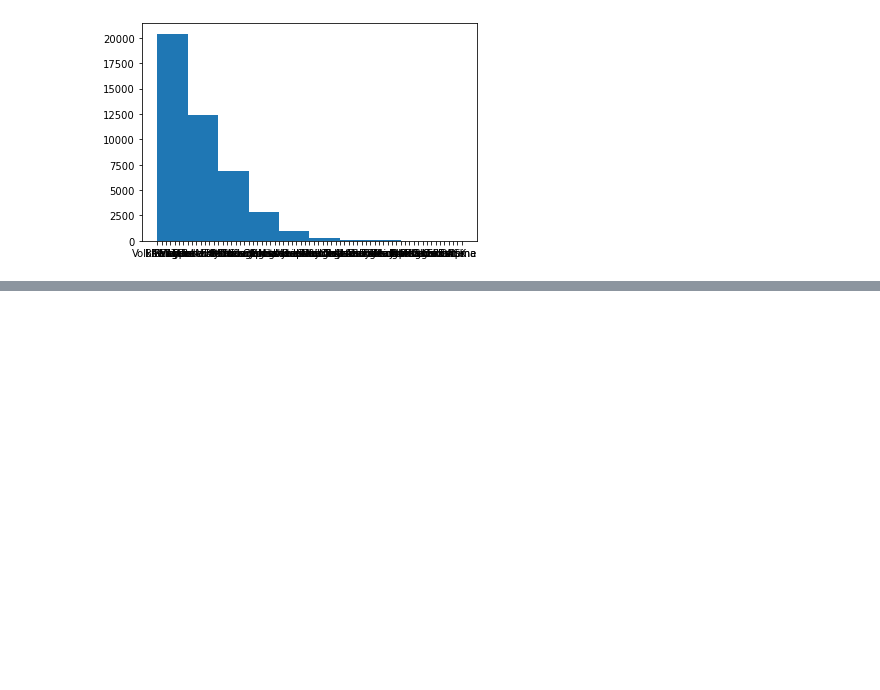
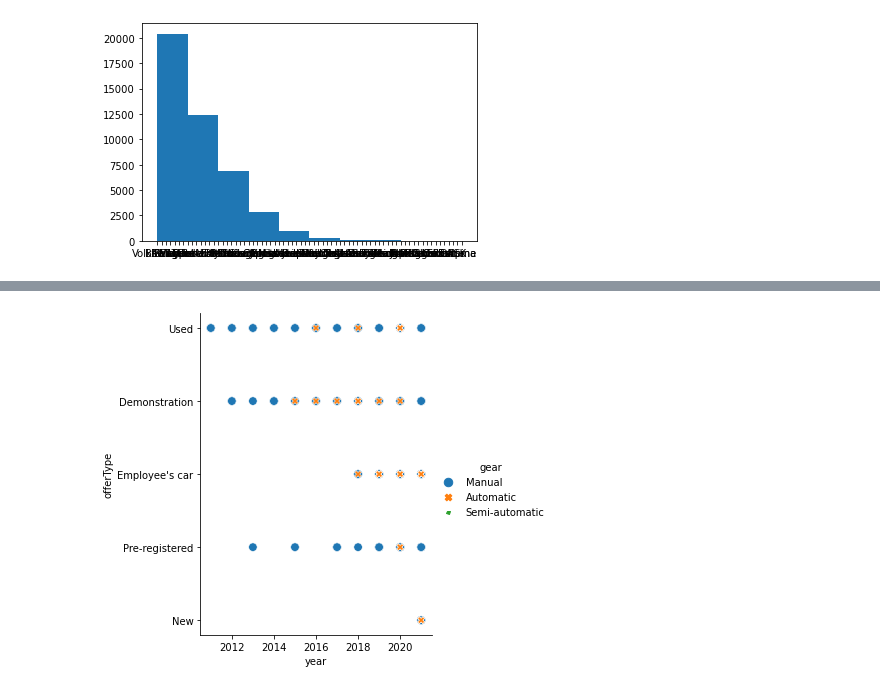
Before and after one commit to VJNayak/BusinessAnalytics, a Jupyter notebook: Germany Cars.ipynb, the cells around one changed output, grey strips where cells are left out. Saved outputs shown, nothing was run; the diff lists cells and outputs as text; code cells hidden in the pictures; blank space fills up the shorter version.

```diff
--- a/Germany Cars.ipynb
+++ b/Germany Cars.ipynb
@@ -354,0 +366,6 @@ print(GermanCars2)
+# %%
+sns.relplot(x="year", y="offerType",
+                data=GermanCars2,kind='scatter',size="gear",hue="gear",style="gear")
+plt.show()
+# %% [output]
+[figure, added]
```
Also changed, not shown: parts of 12 cells of this notebook.
